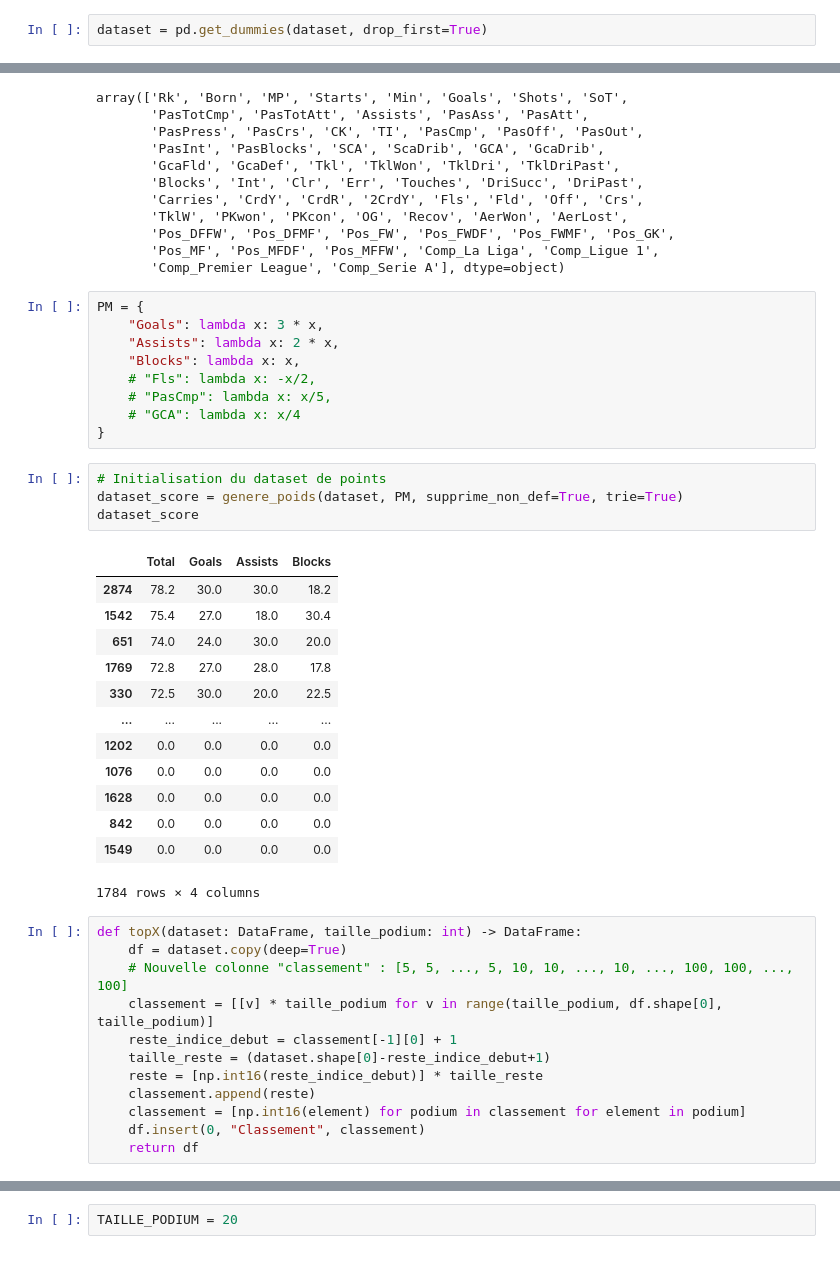
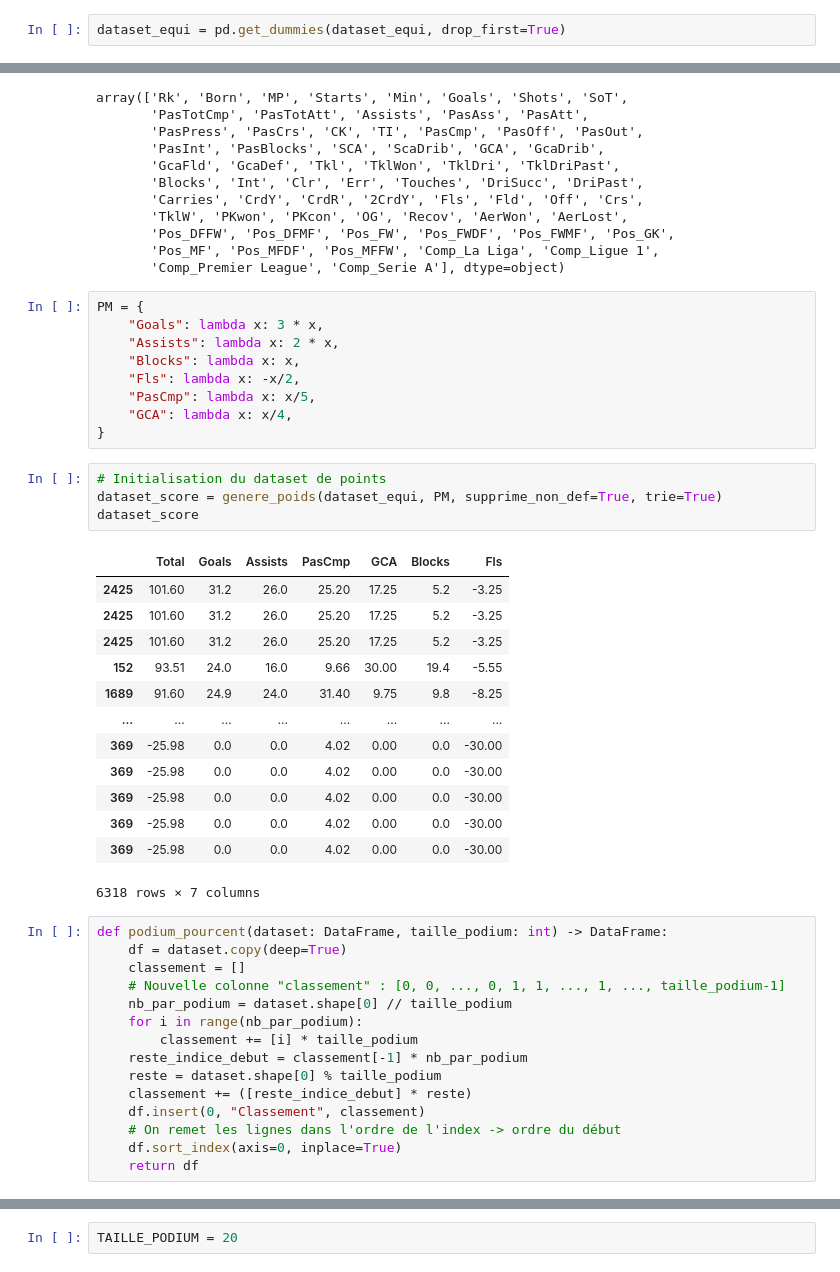
Before and after one commit to ThierryKunda/prediction-ballon-d-or, a Jupyter notebook: notebook.ipynb, the cells around one changed output, grey strips where cells are left out. Drawn from its saved outputs; the diff is of its cells as text.

```diff
--- a/notebook.ipynb
+++ b/notebook.ipynb
@@ -505,7 +505,7 @@ plt.show()
 # %% [markdown]
 ## Encodage 1-hot avec suppression de la première catégorielle
 # %%
-dataset = pd.get_dummies(dataset, drop_first=True)
+dataset_equi = pd.get_dummies(dataset_equi, drop_first=True)
 # %%
 def get_cat_values(data: DataFrame, feature_name: str) -> list[str]:
     """Récupère les valeurs catégorielles à partir du nom de la colonne après un encodage 1-hot.\n
@@ -627,37 +627,40 @@ PM = {
     "Goals": lambda x: 3 * x,
     "Assists": lambda x: 2 * x,
     "Blocks": lambda x: x,
-    # "Fls": lambda x: -x/2,
-    # "PasCmp": lambda x: x/5,
-    # "GCA": lambda x: x/4
+    "Fls": lambda x: -x/2,
+    "PasCmp": lambda x: x/5,
+    "GCA": lambda x: x/4,
 }
 # %%
 # Initialisation du dataset de points
-dataset_score = genere_poids(dataset, PM, supprime_non_def=True, trie=True)
+dataset_score = genere_poids(dataset_equi, PM, supprime_non_def=True, trie=True)
 dataset_score
 # %% [output]
-|  | Total | Goals | Assists | Blocks |
-| 2874 | 78.2 | 30.0 | 30.0 | 18.2 |
-| 1542 | 75.4 | 27.0 | 18.0 | 30.4 |
-| 651 | 74.0 | 24.0 | 30.0 | 20.0 |
-| 1769 | 72.8 | 27.0 | 28.0 | 17.8 |
-| 330 | 72.5 | 30.0 | 20.0 | 22.5 |
-| ... | ... | ... | ... | ... |
-| 1202 | 0.0 | 0.0 | 0.0 | 0.0 |
-| 1076 | 0.0 | 0.0 | 0.0 | 0.0 |
-| 1628 | 0.0 | 0.0 | 0.0 | 0.0 |
-| 842 | 0.0 | 0.0 | 0.0 | 0.0 |
-| 1549 | 0.0 | 0.0 | 0.0 | 0.0 |
+|  | Total | Goals | Assists | PasCmp | GCA | Blocks | Fls |
+| 2425 | 101.60 | 31.2 | 26.0 | 25.20 | 17.25 | 5.2 | -3.25 |
+| 2425 | 101.60 | 31.2 | 26.0 | 25.20 | 17.25 | 5.2 | -3.25 |
+| 2425 | 101.60 | 31.2 | 26.0 | 25.20 | 17.25 | 5.2 | -3.25 |
+| 152 | 93.51 | 24.0 | 16.0 | 9.66 | 30.00 | 19.4 | -5.55 |
+| 1689 | 91.60 | 24.9 | 24.0 | 31.40 | 9.75 | 9.8 | -8.25 |
+| ... | ... | ... | ... | ... | ... | ... | ... |
+| 369 | -25.98 | 0.0 | 0.0 | 4.02 | 0.00 | 0.0 | -30.00 |
+| 369 | -25.98 | 0.0 | 0.0 | 4.02 | 0.00 | 0.0 | -30.00 |
+| 369 | -25.98 | 0.0 | 0.0 | 4.02 | 0.00 | 0.0 | -30.00 |
+| 369 | -25.98 | 0.0 | 0.0 | 4.02 | 0.00 | 0.0 | -30.00 |
+| 369 | -25.98 | 0.0 | 0.0 | 4.02 | 0.00 | 0.0 | -30.00 |
-1784 rows × 4 columns
+6318 rows × 7 columns
 # %%
-def topX(dataset: DataFrame, taille_podium: int) -> DataFrame:
+def podium_pourcent(dataset: DataFrame, taille_podium: int) -> DataFrame:
     df = dataset.copy(deep=True)
-    # Nouvelle colonne "classement" : [5, 5, ..., 5, 10, 10, ..., 10, ..., 100, 100, ..., 100]
-    classement = [[v] * taille_podium for v in range(taille_podium, df.shape[0], taille_podium)]
-    reste_indice_debut = classement[-1][0] + 1
-    taille_reste = (dataset.shape[0]-reste_indice_debut+1)
-    reste = [np.int16(reste_indice_debut)] * taille_reste
-    classement.append(reste)
-    classement = [np.int16(element) for podium in classement for element in podium]
+    classement = []
+    # Nouvelle colonne "classement" : [0, 0, ..., 0, 1, 1, ..., 1, ..., taille_podium-1]
+    nb_par_podium = dataset.shape[0] // taille_podium
+    for i in range(nb_par_podium):
+        classement += [i] * taille_podium
+    reste_indice_debut = classement[-1] * nb_par_podium
+    reste = dataset.shape[0] % taille_podium
+    classement += ([reste_indice_debut] * reste)
     df.insert(0, "Classement", classement)
+    # On remet les lignes dans l'ordre de l'index -> ordre du début
+    df.sort_index(axis=0, inplace=True)
     return df
```
Also changed, not shown: parts of 37 cells of this notebook.
